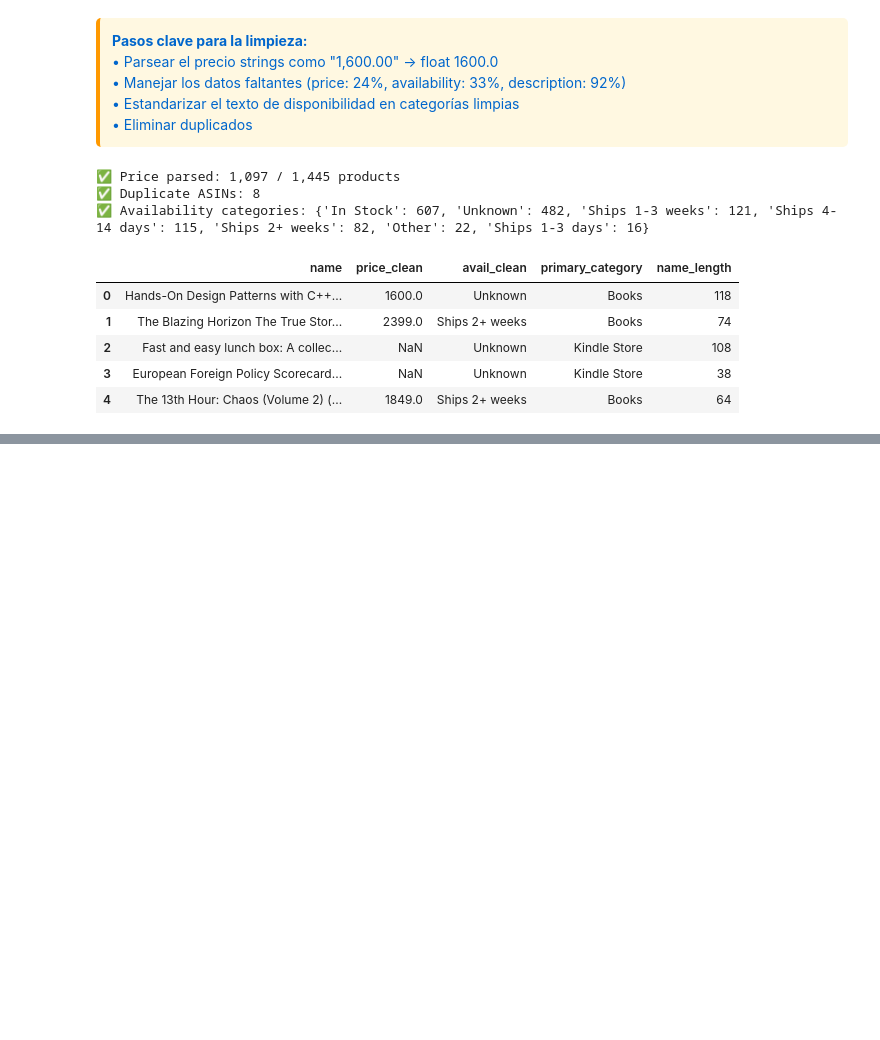
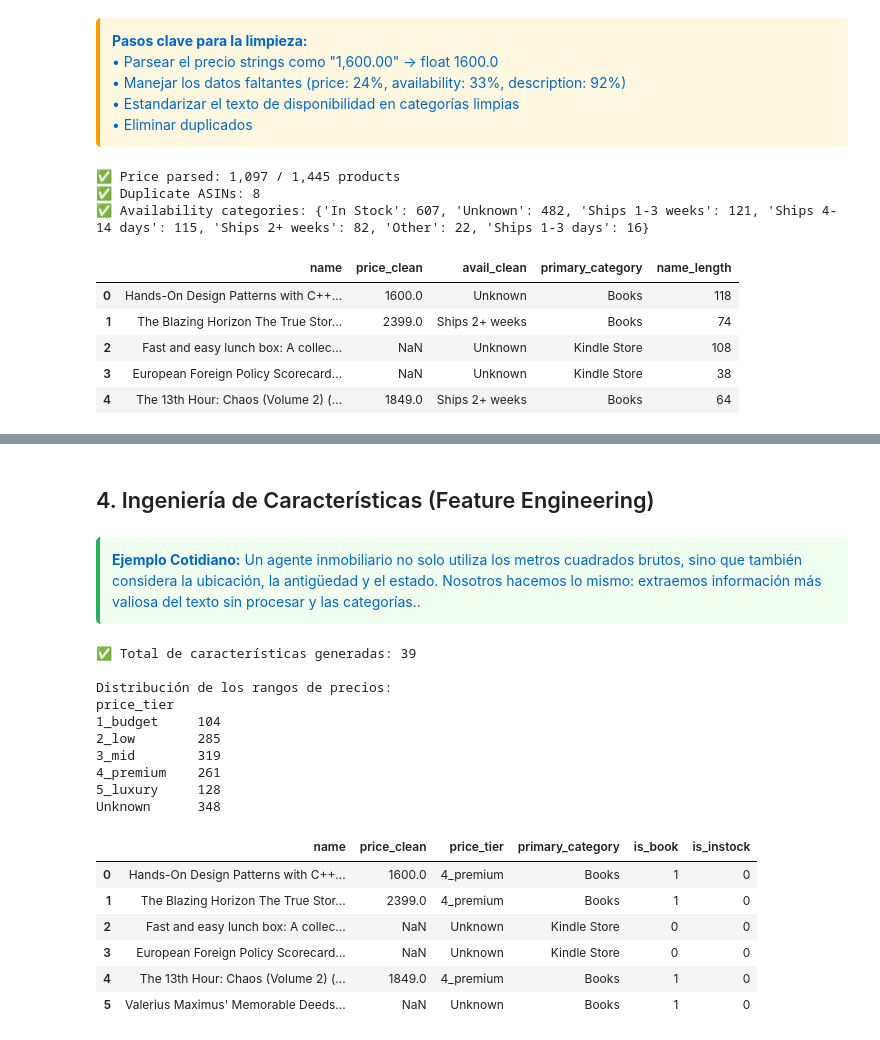
Before and after one commit to GuadalupeSaavedra/9AIEVND-ADND-Practicas-230349-2, a Jupyter notebook: Practica04/Practica04_230349.ipynb, the cells around one changed output, grey strips where cells are left out. Saved outputs shown, nothing was run; the diff lists cells and outputs as text; code cells hidden in the pictures; blank space fills up the shorter version.

```diff
--- a/Practica04/Practica04_230349.ipynb
+++ b/Practica04/Practica04_230349.ipynb
@@ -239,0 +244,71 @@ overview                      1          0.1
+# %% [markdown]
+## 4. Ingeniería de Características (Feature Engineering)
+# %% [markdown]
+<div style="background:#f0fff0; padding:12px; border-left:4px solid #27ae60; border-radius:5px; color: #0066cc;"><b>Ejemplo Cotidiano:</b> Un agente inmobiliario no solo utiliza los metros cuadrados brutos, sino que también considera la ubicación, la antigüedad y el estado. Nosotros hacemos lo mismo: extraemos información más valiosa del texto sin procesar y las categorías..</div>
+# %%
+# ============================================================
+# SECTION 3 — Feature Engineering
+# ============================================================
+
+# ── Category flags ───────────────────────────────────────────
+df['is_book']    = (df['primary_category'] == 'Books').astype(int) # Esta instruccion imprime laas columnas df enlistadas en este caso Name,
+#isbook que hace referecnia al nombre del producto y un boleano si es libro o no.
+df['is_kindle']  = (df['primary_category'] == 'Kindle Store').astype(int)
+df['is_sports']  = (df['primary_category'].str.contains('Sport', na=False)).astype(int)
+
+# ── Sub-category flags ───────────────────────────────────────
+df['is_fiction']    = df['category_1'].fillna('').str.contains('Fiction|Adventure|Crime|Romance|Sci-Fi', case=False).astype(int)
+df['is_nonfiction'] = df['category_1'].fillna('').str.contains('History|Politics|Business|Science|Education', case=False).astype(int)
+df['is_tech']       = df['category_1'].fillna('').str.contains('Computer|Programming|Technology', case=False).astype(int)
+df['is_cycling']    = df['category_1'].fillna('').str.contains('Cycling', case=False).astype(int)
+
+# ── Availability flags ───────────────────────────────────────
+df['is_instock']     = (df['avail_clean'] == 'In Stock').astype(int)
+df['is_unavailable'] = (df['avail_clean'] == 'Unavailable').astype(int)
+df['is_lowstock']    = (df['avail_clean'] == 'Low Stock').astype(int)
+
+# ── Price features ───────────────────────────────────────────
+df['log_price'] = np.log1p(df['price_clean'])
+
+def price_tier(p):
+    if pd.isna(p):  return 'Unknown'
+    if p < 300:     return '1_budget'
+    if p < 800:     return '2_low'
+    if p < 1500:    return '3_mid'
+    if p < 3000:    return '4_premium'
+    return '5_luxury'
+
+df['price_tier'] = df['price_clean'].apply(price_tier)
+
+# ── Label encode primary category ───────────────────────────
+le_cat = LabelEncoder()
+df['primary_cat_enc'] = le_cat.fit_transform(df['primary_category'].fillna('Unknown'))
+
+le_cat1 = LabelEncoder()
+df['cat1_enc'] = le_cat1.fit_transform(df['category_1'].fillna('Unknown'))
+
+le_avail = LabelEncoder()
+df['avail_enc'] = le_avail.fit_transform(df['avail_clean'])
+
+print(f'✅ Total de características generadas: {len(df.columns)}')
+print('\nDistribución de los rangos de precios:')
+print(df['price_tier'].value_counts().sort_index().to_string())
+df[['name','price_clean','price_tier','primary_category','is_book','is_instock']].head(6)
+# %% [output]
+✅ Total de características generadas: 39
+
+Distribución de los rangos de precios:
+price_tier
+1_budget     104
+2_low        285
+3_mid        319
+4_premium    261
+5_luxury     128
+Unknown      348
+|  | name | price_clean | price_tier | primary_category | is_book | is_instock |
+| 0 | Hands-On Design Patterns with C++... | 1600.0 | 4_premium | Books | 1 | 0 |
+| 1 | The Blazing Horizon The True Stor... | 2399.0 | 4_premium | Books | 1 | 0 |
+| 2 | Fast and easy lunch box: A collec... | NaN | Unknown | Kindle Store | 0 | 0 |
+| 3 | European Foreign Policy Scorecard... | NaN | Unknown | Kindle Store | 0 | 0 |
+| 4 | The 13th Hour: Chaos (Volume 2) (... | 1849.0 | 4_premium | Books | 1 | 0 |
+| 5 | Valerius Maximus' Memorable Deeds... | NaN | Unknown | Books | 1 | 0 |
```
Also changed, not shown: parts of 4 cells of this notebook.
